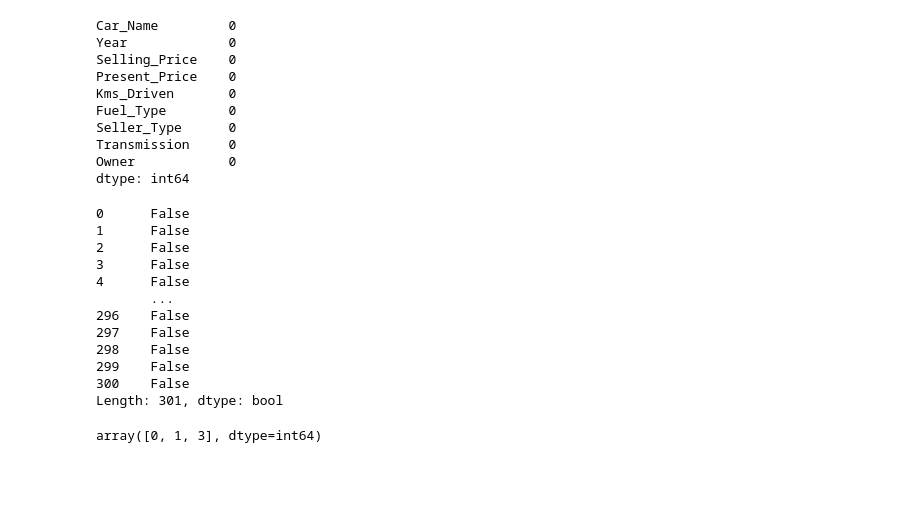
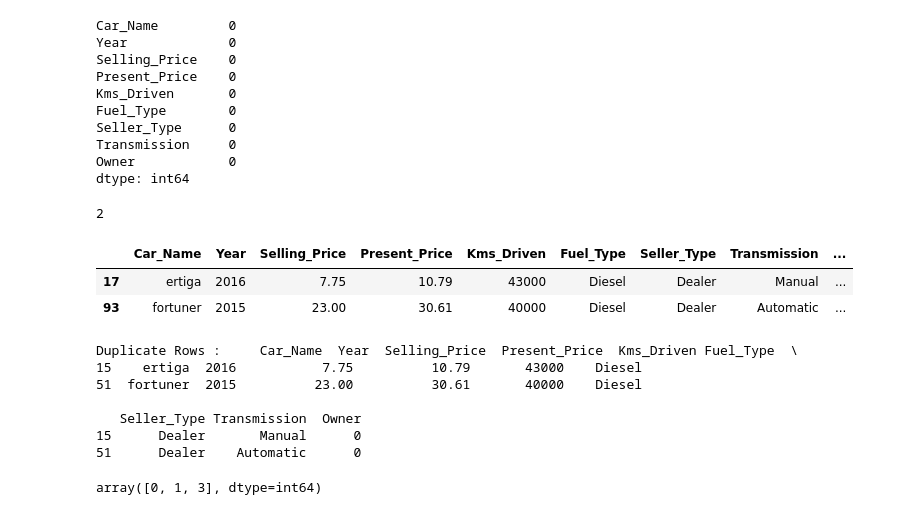
Before and after one commit to abhiraturi/Car_Prediction, a Jupyter notebook: IDS_Car_Dekho_Assignment.ipynb, the cells around one changed output. Cells and saved outputs as stored; diff of their text form; code cells hidden in the pictures; blank space fills up the shorter version.

Commit message:
Added code for finding duplicates

```diff
--- a/IDS_Car_Dekho_Assignment.ipynb
+++ b/IDS_Car_Dekho_Assignment.ipynb
@@ -90,22 +90,31 @@ Transmission     0
 Owner            0
 dtype: int64
 # %%
-#Checing for duplicated values
-duplicate_row= df.duplicated()
+#Checking for number of duplicated values
+duplicate_row= df.duplicated().sum()
 duplicate_row
 # %% [output]
-0      False
-1      False
-2      False
-3      False
-4      False
-       ...
-296    False
-297    False
-298    False
-299    False
-300    False
-Length: 301, dtype: bool
+2
+# %%
+#finding the rows that are duplicate
+df.loc[df.duplicated(),:]
+# %% [output]
+|  | Car_Name | Year | Selling_Price | Present_Price | Kms_Driven | Fuel_Type | Seller_Type | Transmission | ... |
+| 17 | ertiga | 2016 | 7.75 | 10.79 | 43000 | Diesel | Dealer | Manual | ... |
+| 93 | fortuner | 2015 | 23.00 | 30.61 | 40000 | Diesel | Dealer | Automatic | ... |
+# %%
+# Other way for finding duplicates
+df.duplicated()
+duplicate = df[df.duplicated(keep = 'last')]
+print("Duplicate Rows :", duplicate)
+# %% [output]
+Duplicate Rows :     Car_Name  Year  Selling_Price  Present_Price  Kms_Driven Fuel_Type  \
+15    ertiga  2016           7.75          10.79       43000    Diesel
+51  fortuner  2015          23.00          30.61       40000    Diesel
+
+   Seller_Type Transmission  Owner
+15      Dealer       Manual      0
+51      Dealer    Automatic      0
 # %%
 #Fiding unique values
 #df['Car_Name'].unique()
```
